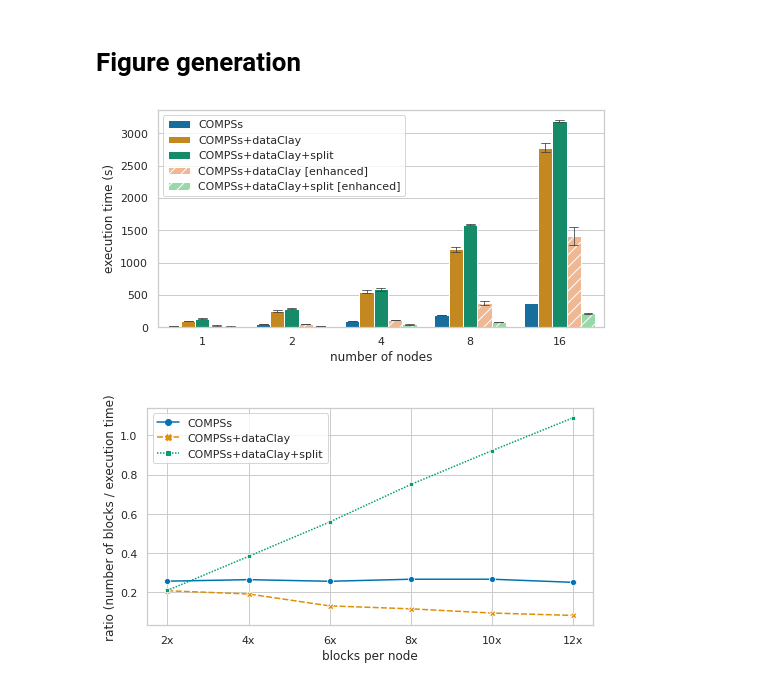
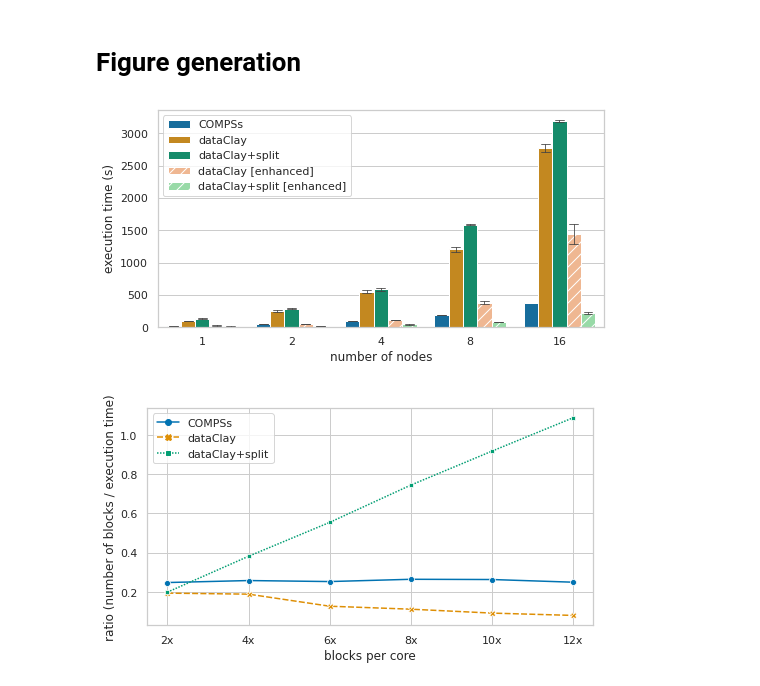
Before and after one commit to bsc-dom/split-miniapps, a Jupyter notebook: analysis/neighbors.ipynb, the cells around one changed output. Drawn from its saved outputs; the diff is of its cells as text; code cells hidden in the pictures.

```diff
--- a/analysis/neighbors.ipynb
+++ b/analysis/neighbors.ipynb
@@ -25,9 +25,6 @@ df.query("start_ts > '2022-06-01'", inplace=True)
 
 # Some bogus executions when testing copy stuff flags
 df.query("(id < 24082000) or (id > 24083000)", inplace=True)
-
-# I botched up a series of execution that are useless
-df.query("n_blocks_fit >= ((nodes - 1) * 2)", inplace=True)
 # %%
 edf = df.explode("kneighbors_time").sort_values('mode')
 edf['kneighbors_time'] = edf['kneighbors_time'].astype(float)
@@ -183,37 +151,35 @@ hue_order=["COMPSs", "dataClay[no copy]", "dataClay+split[no copy]", "dataClay",
 
 ax = sns.barplot(y="kneighbors_time", x="nodes", hue="mode",
                  data=kneighbors_data,
                  capsize=0.1,
                  errwidth=0.8,
                  hue_order=hue_order,
                  palette=sns.color_palette("colorblind")[:3] + sns.color_palette("pastel")[1:3])
 
 for i, bar in enumerate(ax.patches):
     if (i > 14):  # experimentally found the proper value == 14
         bar.set_hatch('//')
 
 h, l = ax.get_legend_handles_labels()
-ax.legend(h, ["COMPSs", "COMPSs+dataClay", "COMPSs+dataClay+split",
-              "COMPSs+dataClay [enhanced]", "COMPSs+dataClay+split [enhanced]"])
+ax.legend(h, ["COMPSs", "dataClay", "dataClay+split", "dataClay [enhanced]", "dataClay+split [enhanced]"])
 ax.set_ylabel("execution time (s)")
 ax.set_xlabel("number of nodes")
 
 save_tweaks("kneighbors-weakscaling.pdf")
 plt.show()
 
 ax = sns.lineplot(data=mean_data, style="mode",
                   markers=True, x="n_blocks_fit",
                   hue="mode", y="speedup",
                   palette="colorblind")
 
-h, l = ax.get_legend_handles_labels()
-ax.legend(h, ["COMPSs", "COMPSs+dataClay", "COMPSs+dataClay+split"])
+ax.legend().title = ""
 ax.set_ylabel("ratio (number of blocks / execution time)")
-ax.set_xlabel("blocks per node")
+ax.set_xlabel("blocks per core")
 ax.set(xticks=[16, 32, 48, 64, 80, 96], xticklabels=["2x", "4x", "6x", "8x", "10x", "12x"])
 
 save_tweaks("kneighbors-grow.pdf")
 plt.show()
 # %% [output]
-[figure, old version]
+[figure, new version]
-[figure, old version]
+[figure, new version]
```
Also changed, not shown: parts of 14 cells of this notebook, 52 other files.
